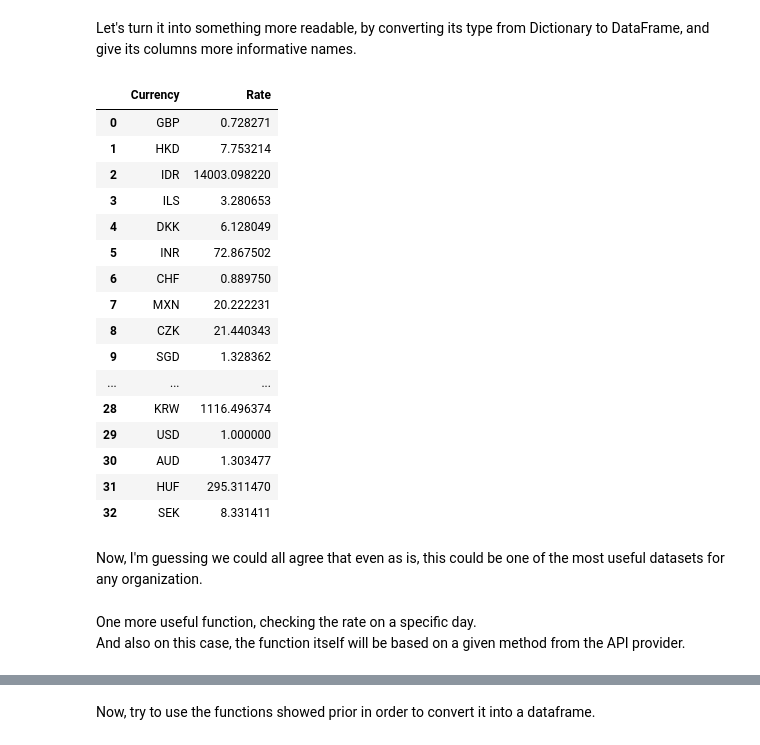
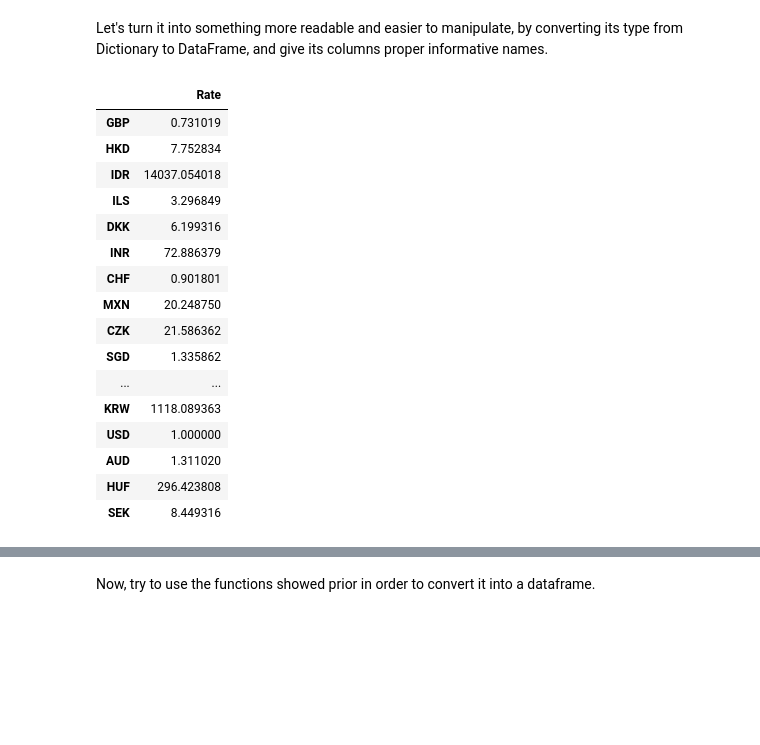
Before and after one commit to aiola-lab/from-excel-to-pandas, a Jupyter notebook: _sources/notebooks/08.02_Currency_analysis.ipynb, the cells around one changed output, grey strips where cells are left out. Drawn from its saved outputs; the diff is of its cells as text; code cells hidden in the pictures; blank space fills up the shorter version.

```diff
--- a/_sources/notebooks/08.02_Currency_analysis.ipynb
+++ b/_sources/notebooks/08.02_Currency_analysis.ipynb
@@ -36,3 +37,6 @@ In that case, the function here is given by the provider of this API, and for mo
 # %%
-c = CurrencyRates()
-usd_rates = c.get_rates('USD')
+usd_rates = (
+    CurrencyRates()
+    .get_rates('USD')
+)
+usd_rates
@@ -39,30 +61,28 @@ usd_rates = c.get_rates('USD')
 # %% [markdown]
-Let's turn it into something more readable, by converting its type from Dictionary to DataFrame, and give its columns more informative names.
+Let's turn it into something more readable and easier to manipulate, by converting its type from Dictionary to DataFrame, and give its columns proper informative names.
 # %%
-usd_rates = (pd.DataFrame.from_dict(usd_rates, orient='index')
-             .reset_index()
-             .rename(columns={0 : 'Rate', 'index' : 'Currency'}))
-usd_rates
+usd_rates_df = (
+    pd
+    .DataFrame
+    .from_dict(usd_rates, orient='index')
+    .rename(columns={0 : 'Rate'})
+)
+usd_rates_df
 # %% [output]
-|  | Currency | Rate |
-| 0 | GBP | 0.728271 |
-| 1 | HKD | 7.753214 |
-| 2 | IDR | 14003.098220 |
-| 3 | ILS | 3.280653 |
-| 4 | DKK | 6.128049 |
-| 5 | INR | 72.867502 |
-| 6 | CHF | 0.889750 |
-| 7 | MXN | 20.222231 |
-| 8 | CZK | 21.440343 |
-| 9 | SGD | 1.328362 |
-| ... | ... | ... |
-| 28 | KRW | 1116.496374 |
-| 29 | USD | 1.000000 |
-| 30 | AUD | 1.303477 |
-| 31 | HUF | 295.311470 |
-| 32 | SEK | 8.331411 |
+|  | Rate |
+| GBP | 0.731019 |
+| HKD | 7.752834 |
+| IDR | 14037.054018 |
+| ILS | 3.296849 |
+| DKK | 6.199316 |
+| INR | 72.886379 |
+| CHF | 0.901801 |
+| MXN | 20.248750 |
+| CZK | 21.586362 |
+| SGD | 1.335862 |
+| ... | ... |
+| KRW | 1118.089363 |
+| USD | 1.000000 |
+| AUD | 1.311020 |
+| HUF | 296.423808 |
+| SEK | 8.449316 |
-# %% [markdown]
-Now, I'm guessing we could all agree that even as is, this could be one of the most useful datasets for any organization.
-# %% [markdown]
-One more useful function, checking the rate on a specific day. <br>
-And also on this case, the function itself will be based on a given method from the API provider.
```
Also changed, not shown: parts of 71 cells of this notebook, 10 other files.
